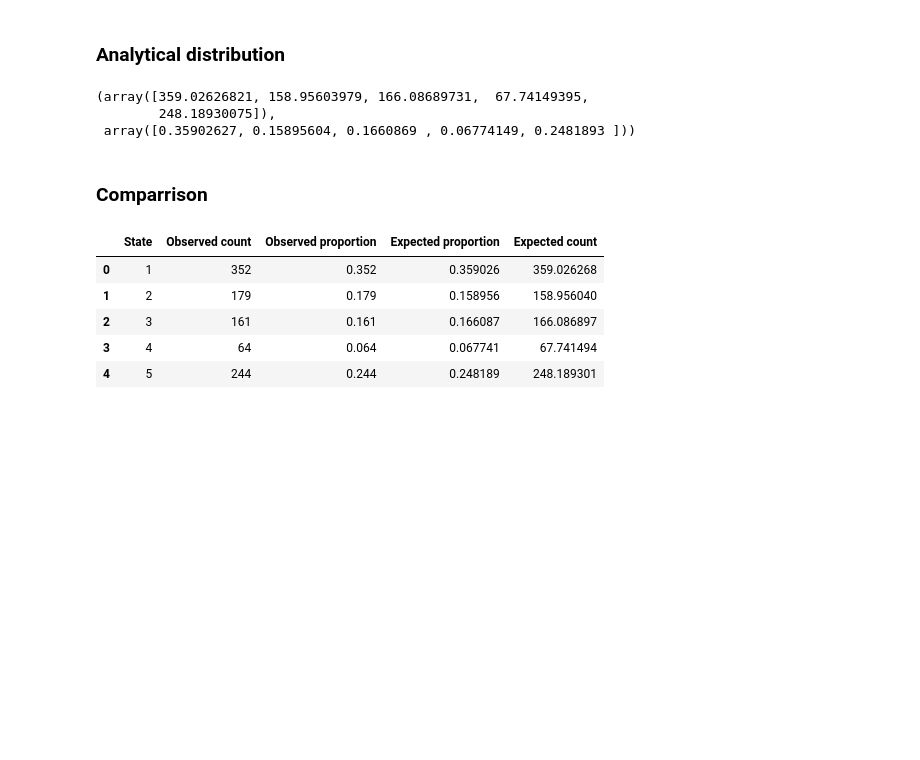
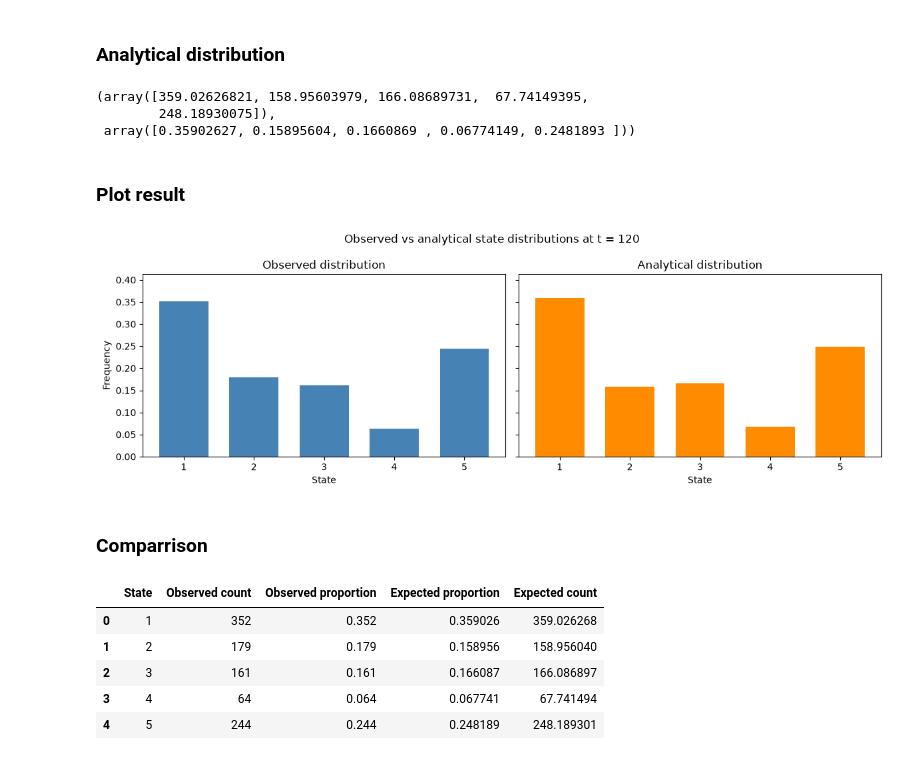
Before and after one commit to VictorMoesgaardStege/Stochastic-Simulation-Project-1, a Jupyter notebook: part1.ipynb, the cells around one changed output. Saved outputs shown, nothing was run; the diff lists cells and outputs as text; code cells hidden in the pictures; blank space fills up the shorter version.

```diff
--- a/part1.ipynb
+++ b/part1.ipynb
@@ -203,6 +203,33 @@ expected_counts, analytical_distribution
 (array([359.02626821, 158.95603979, 166.08689731,  67.74149395,
         248.18930075]),
  array([0.35902627, 0.15895604, 0.1660869 , 0.06774149, 0.2481893 ]))
+# %% [markdown]
+### Plot result
+# %%
+# Side-by-side bar charts for observed vs analytical distributions
+states = np.arange(1, 6)
+width = 0.35
+
+fig, axes = plt.subplots(1, 2, figsize=(12, 4), sharey=True)
+
+axes[0].bar(states, observed_distribution, width=0.7, color="steelblue")
+axes[0].set_title("Observed distribution")
+axes[0].set_xlabel("State")
+axes[0].set_ylabel("Frequency")
+axes[0].set_xticks(states)
+axes[0].set_ylim(0, max(observed_distribution.max(), analytical_distribution.max()) * 1.15)
+
+axes[1].bar(states, analytical_distribution, width=0.7, color="darkorange")
+axes[1].set_title("Analytical distribution")
+axes[1].set_xlabel("State")
+axes[1].set_xticks(states)
+axes[1].set_ylim(0, max(observed_distribution.max(), analytical_distribution.max()) * 1.15)
+
+fig.suptitle("Observed vs analytical state distributions at t = 120")
+fig.tight_layout()
+plt.show()
+# %% [output]
+[figure, added]
 # %% [markdown]
 ### Comparrison
 # %%
```
